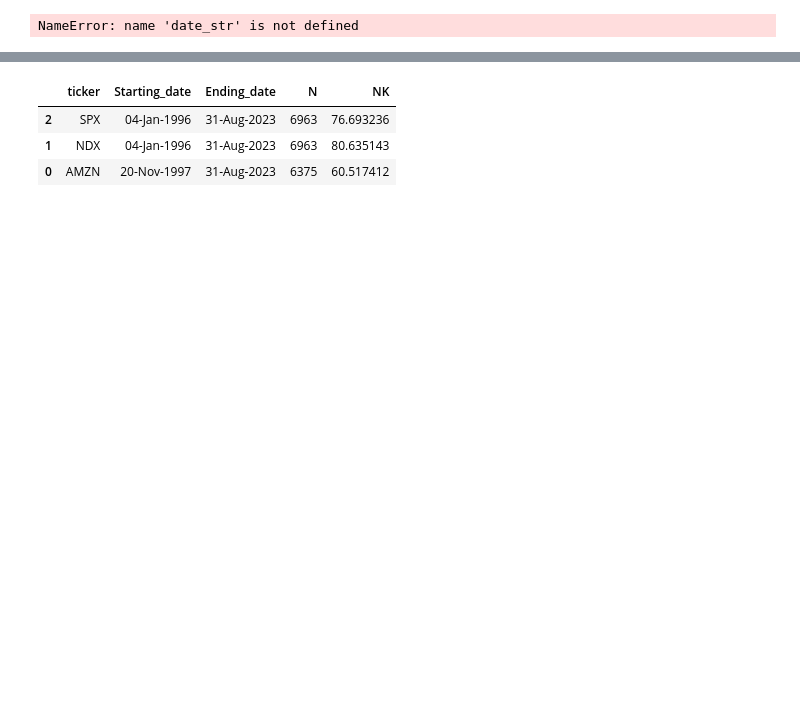
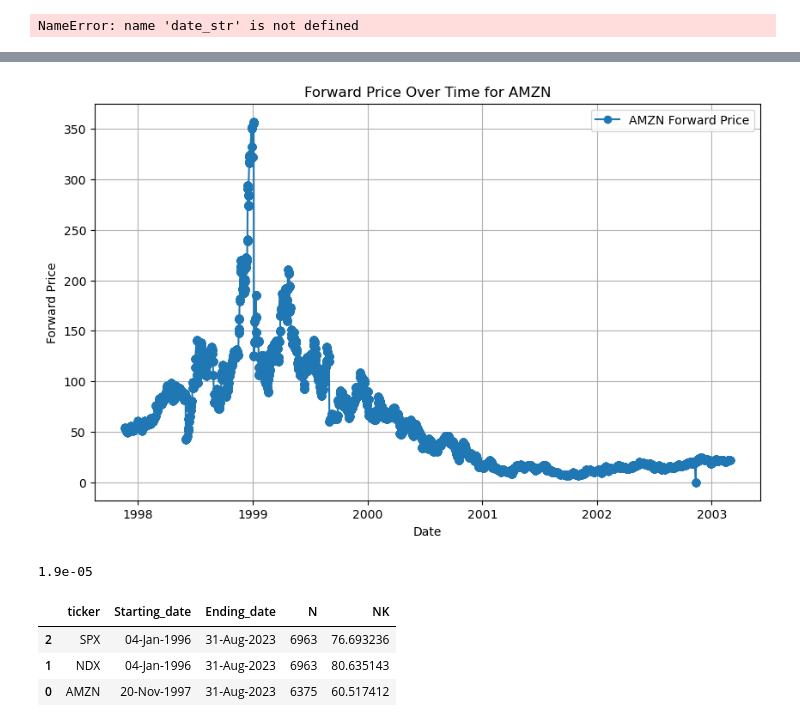
Before and after one commit to MadsHebsgaard/volpy, a Jupyter notebook: Axel work2.ipynb, the cells around one changed output, grey strips where cells are left out. Cells and saved outputs as stored; diff of their text form; code cells hidden in the pictures; blank space fills up the shorter version.

```diff
--- a/Axel work2.ipynb
+++ b/Axel work2.ipynb
@@ -87,3 +215,11 @@ summary_dly_df["RV_0_30-SW_0_30"] = summary_dly_df["RV"] - summary_dly_df["SW_0_
+# %%
+plot_forward_price(od_rdy, "AMZN", "F")
+# %% [output]
+[figure, added]
+# %%
+dftester[dftester['ticker']=="AMZN"]['forwardprice'].min()
+# %% [output]
+1.9e-05
 # %%
 table_lib.CarrWu2009_table_1(summary_dly_df, print_latex = False)
 # %% [output]
```
Also changed, not shown: parts of 11 cells of this notebook, 1 other file.
